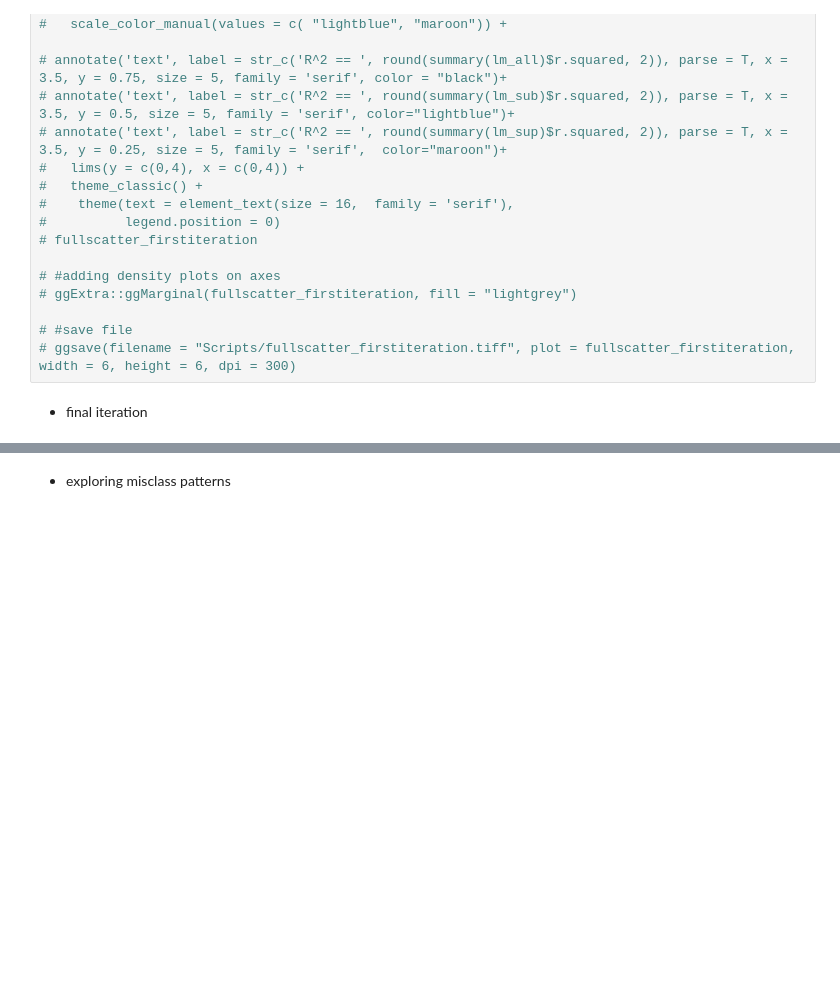
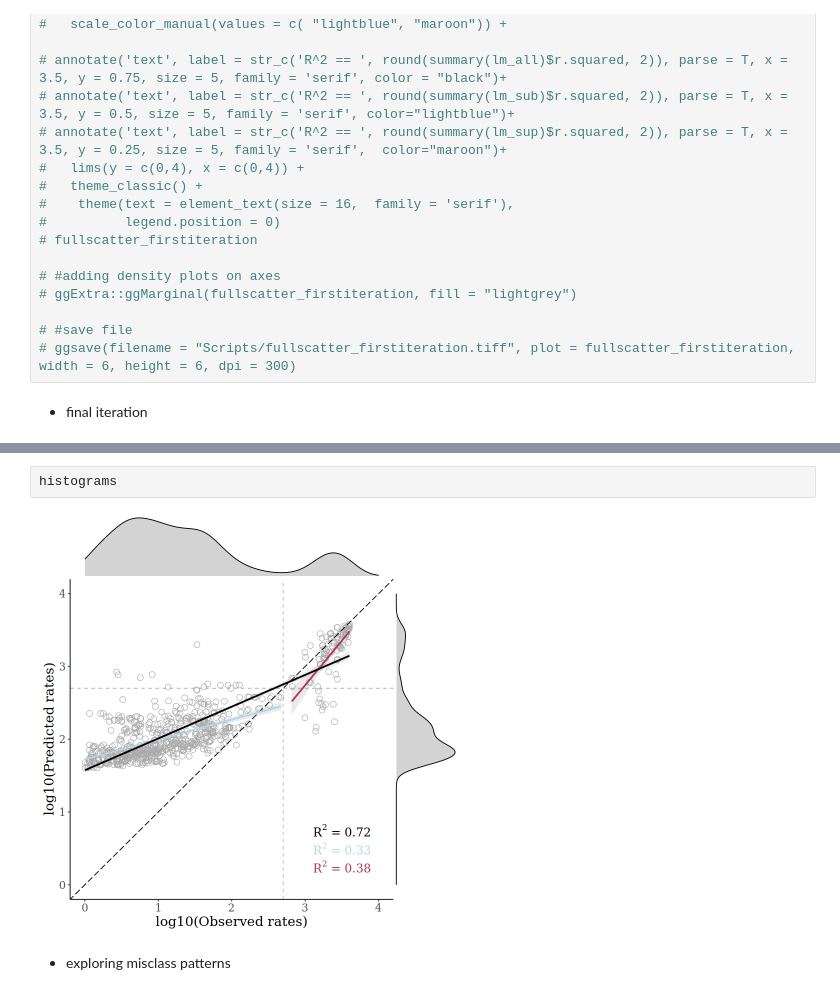
Before and after one commit to WHONDRS-Hub/ICON-ModEx_Open_Manuscript, a Jupyter notebook: fig03-model-score-evolution/log_scatter_plot.ipynb, the cells around one changed output, grey strips where cells are left out. Drawn from its saved outputs; the diff is of its cells as text; blank space fills up the shorter version.

Commit message:
Fixed plotting issue with anaconda instead of conda-forge packages

```diff
--- a/fig03-model-score-evolution/log_scatter_plot.ipynb
+++ b/fig03-model-score-evolution/log_scatter_plot.ipynb
@@ -300,3 +302,7 @@ ERROR: Error in grid.Call.graphics(C_setviewport, vp, TRUE): non-finite location
+# %%
+histograms
+# %% [output]
+[figure, added]
 # %% [markdown]
 - exploring misclass patterns
 # %%
```
Also changed, not shown: parts of 6 cells of this notebook, 28 other files.
